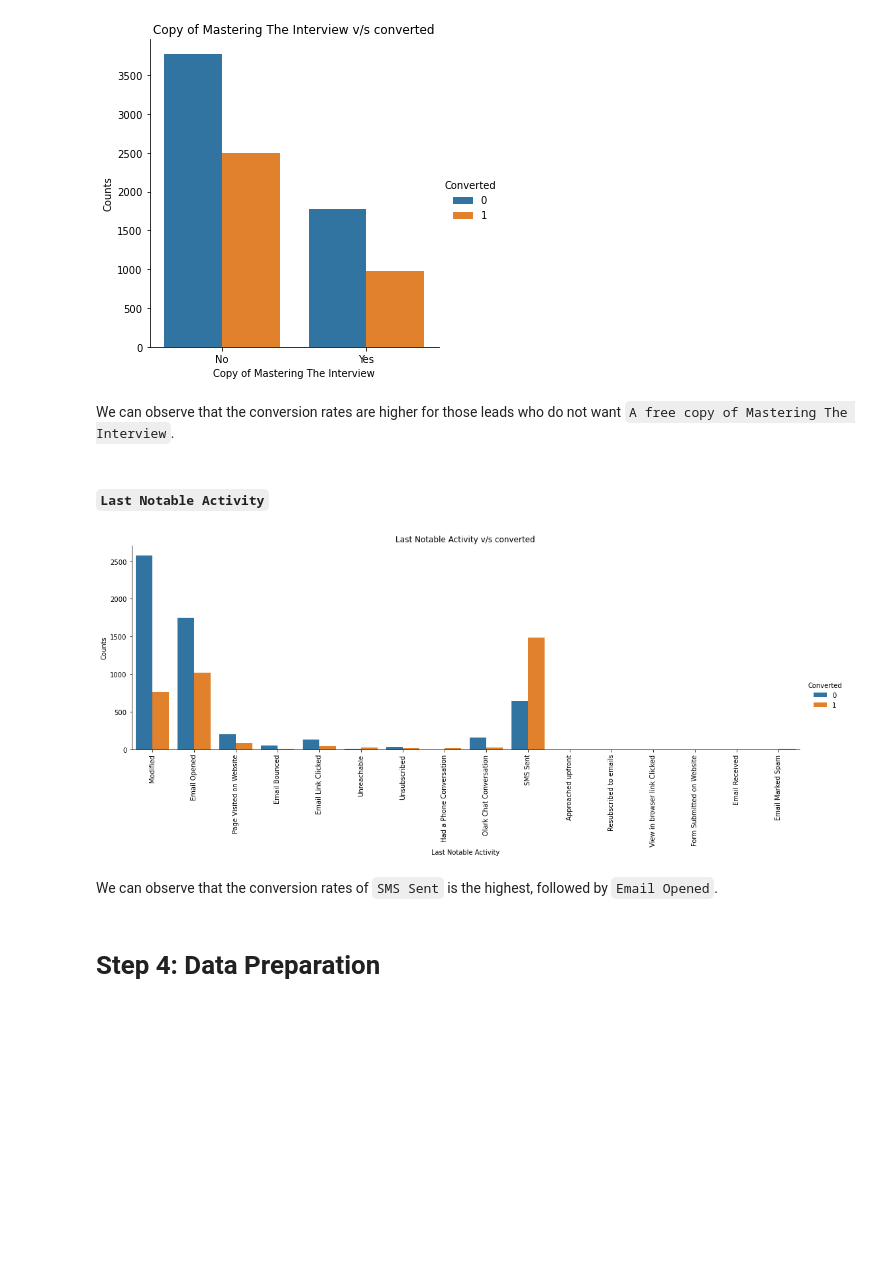
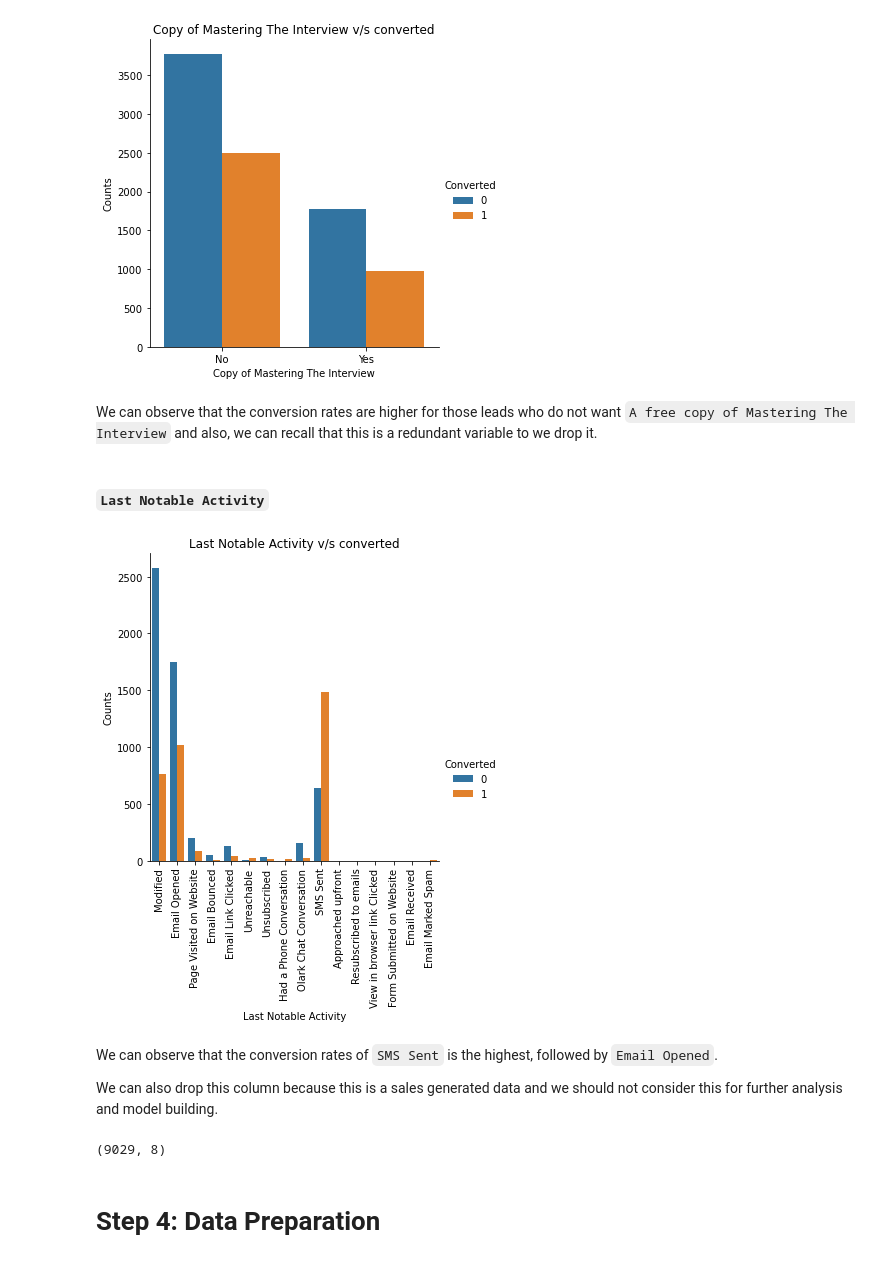
Before and after one commit to ManishDhawal/Lead_Score_Case_Study, a Jupyter notebook: Lead+Scoring+Case+Study.ipynb, the cells around one changed output. Saved outputs shown, nothing was run; the diff lists cells and outputs as text; code cells hidden in the pictures; blank space fills up the shorter version.

```diff
--- a/Lead+Scoring+Case+Study.ipynb
+++ b/Lead+Scoring+Case+Study.ipynb
@@ -604,3 +621,5 @@ plt.show()
+# %%
+leadScore = leadScore.drop(['Search'], axis=1)
 # %% [markdown]
 #### `Newspaper Article`
 # %%
@@ -667,0 +689,2 @@ plt.show()
+# %%
+leadScore = leadScore.drop(['Digital Advertisement'], axis=1)
@@ -668,3 +706,5 @@ plt.show()
+# %%
+leadScore = leadScore.drop(['Through Recommendations'], axis=1)
 # %% [markdown]
 #### `A free copy of Mastering The Interview`
 # %%
@@ -679,19 +719,23 @@ plt.show()
 # %% [output]
 [figure]
 # %% [markdown]
-We can observe that the conversion rates are higher for those leads who do not want `A free copy of Mastering The Interview`.
+We can observe that the conversion rates are higher for those leads who do not want `A free copy of Mastering The Interview` and also, we can recall that this is a redundant variable to we drop it.
+# %%
+leadScore = leadScore.drop(['A free copy of Mastering The Interview'], axis=1)
 # %% [markdown]
 #### `Last Notable Activity`
 # %%
-sns.catplot(data=leadScore, x='Last Notable Activity', hue='Converted', kind='count', aspect=3)
+sns.catplot(data=leadScore, x='Last Notable Activity', hue='Converted', kind='count')
 
 plt.title('Last Notable Activity v/s converted', fontsize=12)
 plt.xticks(rotation=90)
 plt.xlabel('Last Notable Activity', fontsize=10)
 plt.ylabel('Counts', fontsize=10)
 
 plt.show()
 # %% [output]
-[figure, old version]
+[figure, new version]
 # %% [markdown]
 We can observe that the conversion rates of `SMS Sent` is the highest, followed by `Email Opened`.
+
+We can also drop this column because this is a sales generated data and we should not consider this for further analysis and model building.
@@ -698,3 +744,7 @@ We can observe that the conversion rates of `SMS Sent` is the highest, followed
+# %%
+leadScore.shape
+# %% [output]
+(9029, 8)
 # %% [markdown]
 # Step 4: Data Preparation
 # %% [markdown]
```
Also changed, not shown: parts of 55 cells of this notebook.
